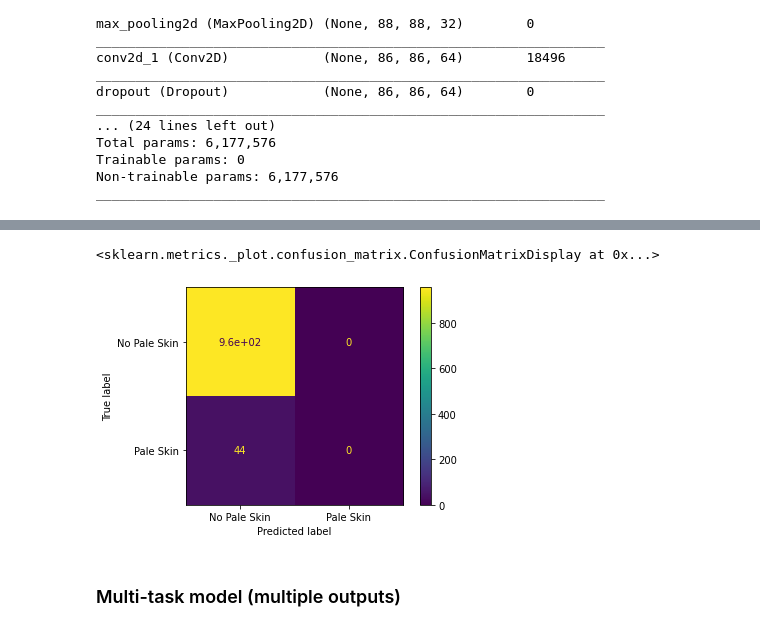
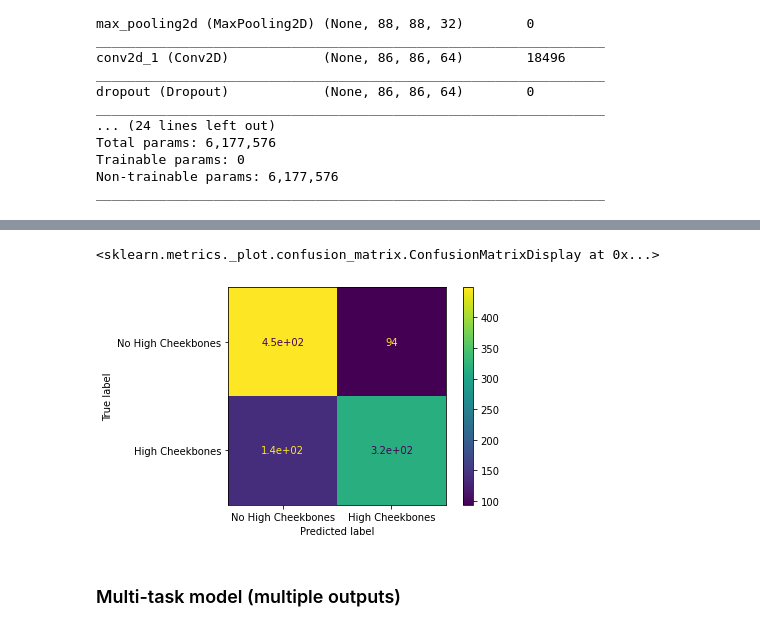
Before and after one commit to katdask/Data_Science_Projects, a Jupyter notebook: Unzip.ipynb, the cells around one changed output, grey strips where cells are left out. Cells and saved outputs as stored; diff of their text form; code cells hidden in the pictures.

```diff
--- a/Unzip.ipynb
+++ b/Unzip.ipynb
@@ -846,13 +832,13 @@ Non-trainable params: 6,177,576
 _________________________________________________________________
 # %%
 # We specify the training configuration (optimizer, loss, metrics):
-tl_ps_model.compile(
-    optimizer=keras.optimizers.RMSprop(learning_rate=0.00001),
+tl_hc_model.compile(
+    optimizer=keras.optimizers.Adam(learning_rate=0.001),
     loss=keras.losses.SparseCategoricalCrossentropy(),
     metrics=[keras.metrics.SparseCategoricalAccuracy()])
 # %%
 # Call_back to store best model
-file_name = 'best_model_tl_ps.h5'
+file_name = 'best_model_tl_hc.h5'
 checkpoint_path= os.path.join('checkpoint2',file_name)
 
 call_back = tf.keras.callbacks.ModelCheckpoint(filepath=checkpoint_path,
@@ -865,12 +851,12 @@ call_back = tf.keras.callbacks.ModelCheckpoint(filepath=checkpoint_path,
 # %%
 # Fit model to training data - track through validation data
 print("Fit model on training data")
-history = tl_ps_model.fit(
+history = tl_hc_model.fit(
     X_train,
-    y_ps_train,
+    y_hc_train,
     batch_size=64,
-    epochs=20,
-    validation_data=(X_valid, y_ps_valid),
+    epochs=50,
+    validation_data=(X_valid, y_hc_valid),
     callbacks=call_back,
     shuffle=True)
 # %% [output]
@@ -896,9 +880,9 @@ Epoch 00020: val_sparse_categorical_accuracy did not improve from 0.95300
 # %%
 # Final Evaluation on test data
-tl_ps_model.load_weights(checkpoint_path)
+tl_hc_model.load_weights(checkpoint_path)
 
 print("Evaluate on test data")
-results = tl_ps_model.evaluate(X_test, y_ps_test, batch_size=32)
+results = tl_hc_model.evaluate(X_test, y_hc_test, batch_size=32)
 print("test loss, test acc:", results)
 # %% [output]
 Evaluate on test data
@@ -907,11 +891,11 @@ test loss, test acc: [nan, 0.9559999704360962]
 # %%
-pred = tl_ps_model.predict(X_test)
+pred = tl_hc_model.predict(X_test)
 y_pred = np.argmax(pred, axis = 1)
-cm=confusion_matrix(y_ps_test, y_pred)
-disp = ConfusionMatrixDisplay(confusion_matrix=cm, display_labels=["No Pale Skin", "Pale Skin"])
+cm=confusion_matrix(y_hc_test, y_pred)
+disp = ConfusionMatrixDisplay(confusion_matrix=cm, display_labels=["No High Cheekbones", "High Cheekbones"])
 disp.plot()
 # %% [output]
 <sklearn.metrics._plot.confusion_matrix.ConfusionMatrixDisplay at 0x...>
-[figure, old version]
+[figure, new version]
 # %% [markdown]
 ### Multi-task model (multiple outputs)
```
Also changed, not shown: parts of 17 cells of this notebook.
